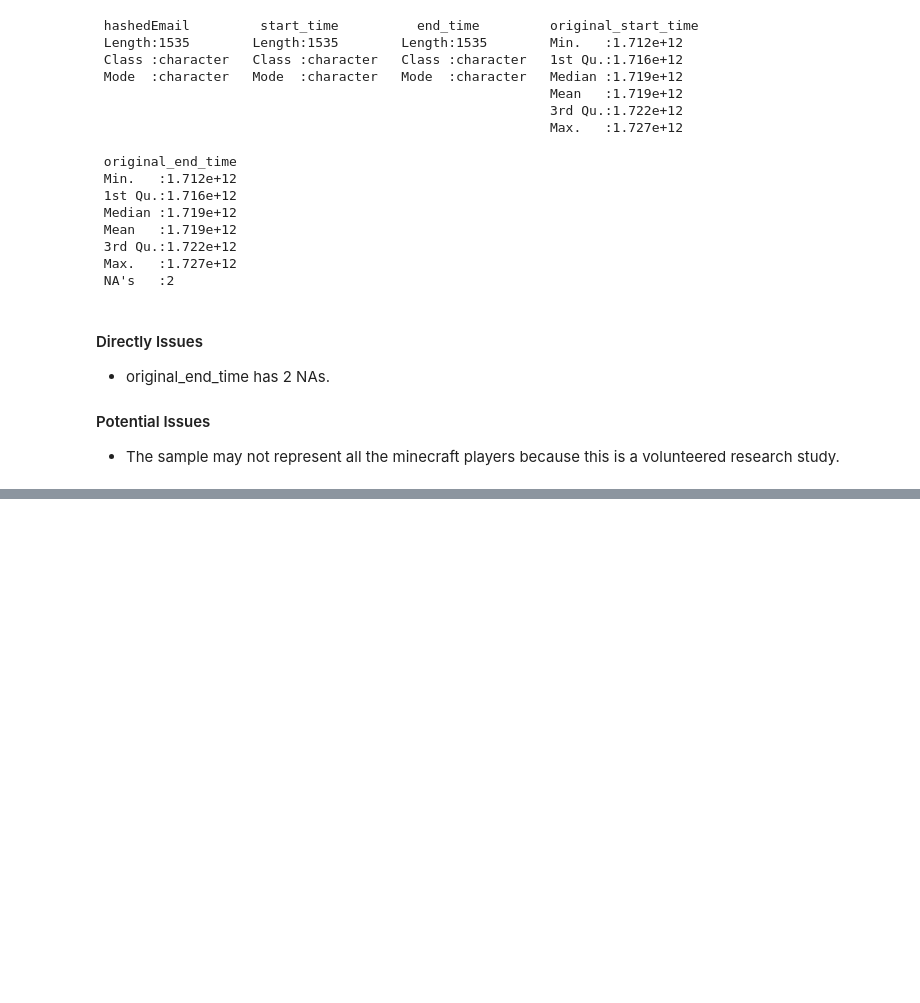
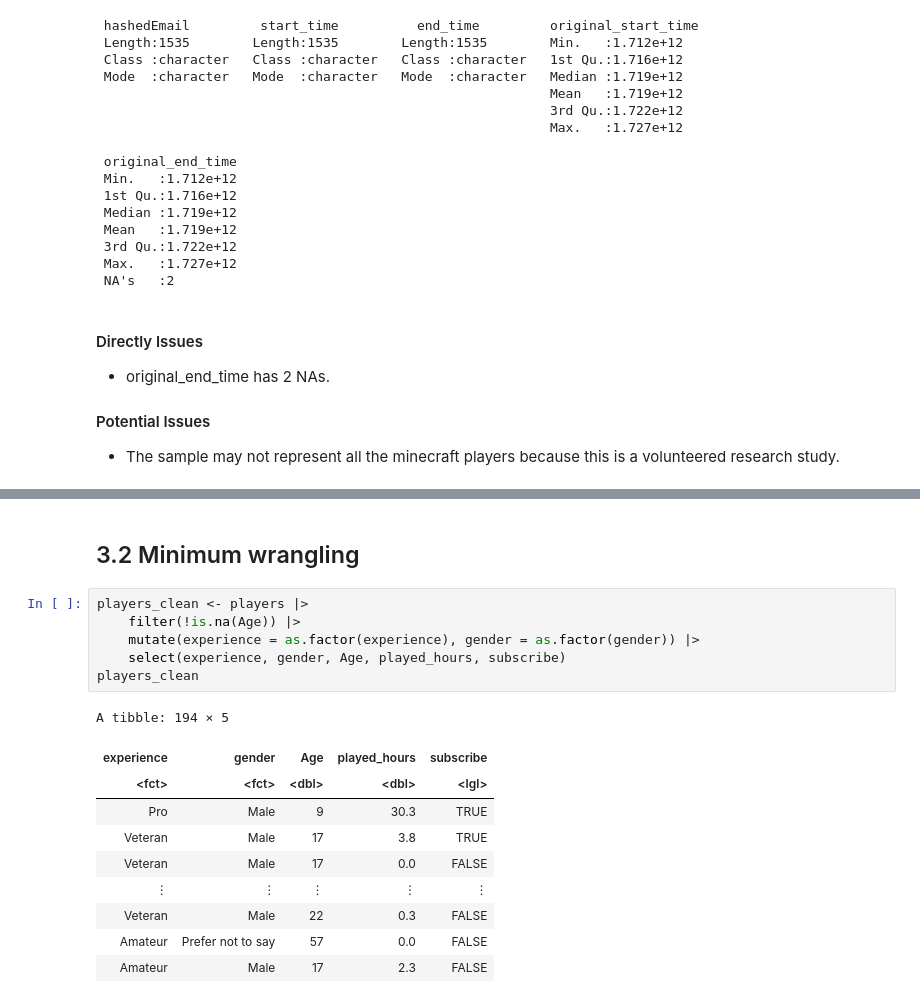
Before and after one commit to cxlu930/dsci-100-individual, a Jupyter notebook: Individual_stage.ipynb, the cells around one changed output, grey strips where cells are left out. Drawn from its saved outputs; the diff is of its cells as text; blank space fills up the shorter version.

```diff
--- a/Individual_stage.ipynb
+++ b/Individual_stage.ipynb
@@ -149,0 +169,19 @@ ggplot(players, aes(x=experience, fill = subscribe)) +
+# %% [markdown]
+## 3.2 Minimum wrangling
+# %%
+players_clean <- players |>
+    filter(!is.na(Age)) |>
+    mutate(experience = as.factor(experience), gender = as.factor(gender)) |>
+    select(experience, gender, Age, played_hours, subscribe)
+players_clean
+# %% [output]
+A tibble: 194 × 5
+| experience | gender | Age | played_hours | subscribe |
+| <fct> | <fct> | <dbl> | <dbl> | <lgl> |
+| Pro | Male | 9 | 30.3 | TRUE |
+| Veteran | Male | 17 | 3.8 | TRUE |
+| Veteran | Male | 17 | 0.0 | FALSE |
+| ⋮ | ⋮ | ⋮ | ⋮ | ⋮ |
+| Veteran | Male | 22 | 0.3 | FALSE |
+| Amateur | Prefer not to say | 57 | 0.0 | FALSE |
+| Amateur | Male | 17 | 2.3 | FALSE |
```
Also changed, not shown: parts of 14 cells of this notebook.
